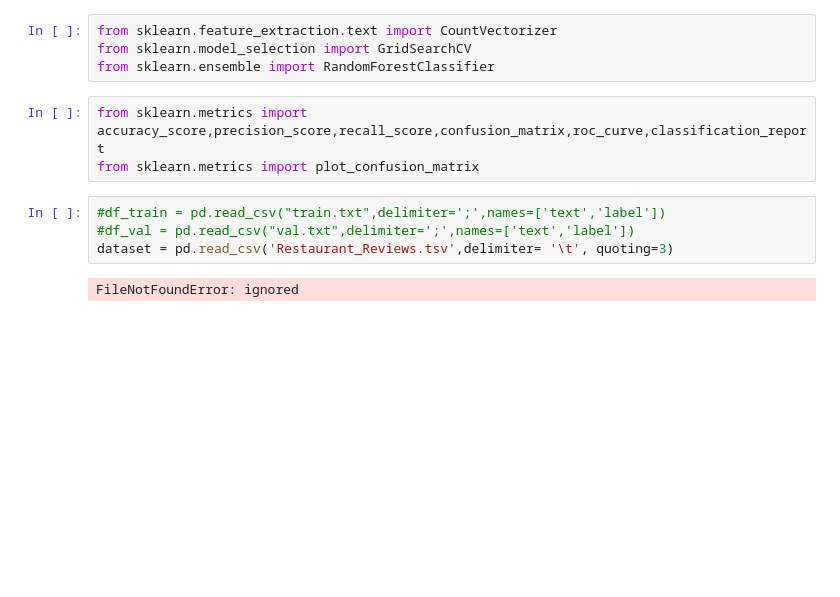
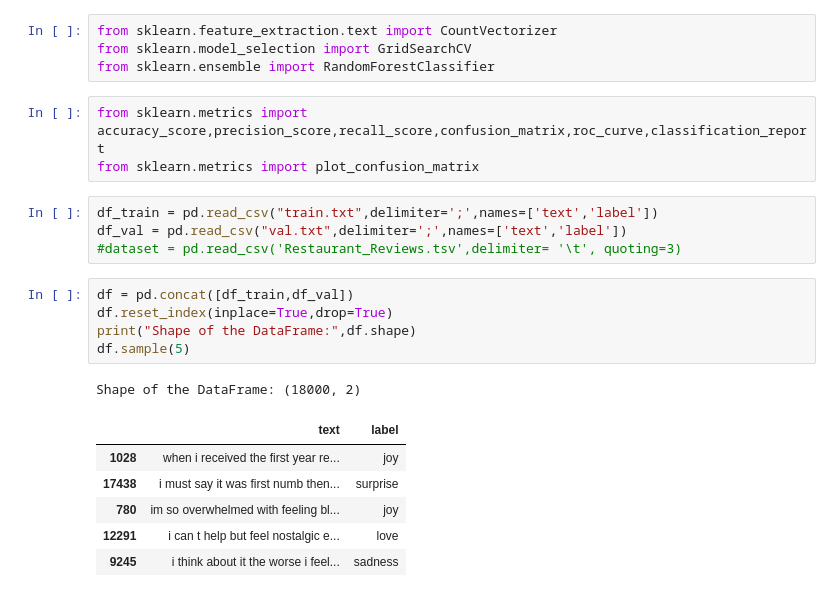
Before and after one commit to Dileesha747/NLP_1, a Jupyter notebook: NLP_1.ipynb, the cells around one changed output. Cells and saved outputs as stored; diff of their text form; blank space fills up the shorter version.

```diff
--- a/NLP_1.ipynb
+++ b/NLP_1.ipynb
@@ -18,8 +18,19 @@ from sklearn.ensemble import RandomForestClassifier
 from sklearn.metrics import accuracy_score,precision_score,recall_score,confusion_matrix,roc_curve,classification_report
 from sklearn.metrics import plot_confusion_matrix
 # %%
-#df_train = pd.read_csv("train.txt",delimiter=';',names=['text','label'])
-#df_val = pd.read_csv("val.txt",delimiter=';',names=['text','label'])
-dataset = pd.read_csv('Restaurant_Reviews.tsv',delimiter= '\t', quoting=3)
+df_train = pd.read_csv("train.txt",delimiter=';',names=['text','label'])
+df_val = pd.read_csv("val.txt",delimiter=';',names=['text','label'])
+#dataset = pd.read_csv('Restaurant_Reviews.tsv',delimiter= '\t', quoting=3)
-# %% [output]
-FileNotFoundError: ignored
+# %%
+df = pd.concat([df_train,df_val])
+df.reset_index(inplace=True,drop=True)
+print("Shape of the DataFrame:",df.shape)
+df.sample(5)
+# %% [output]
+Shape of the DataFrame: (18000, 2)
+|  | text | label |
+| 1028 | when i received the first year re... | joy |
+| 17438 | i must say it was first numb then... | surprise |
+| 780 | im so overwhelmed with feeling bl... | joy |
+| 12291 | i can t help but feel nostalgic e... | love |
+| 9245 | i think about it the worse i feel... | sadness |
```
Also changed, not shown: parts of 10 cells of this notebook.
